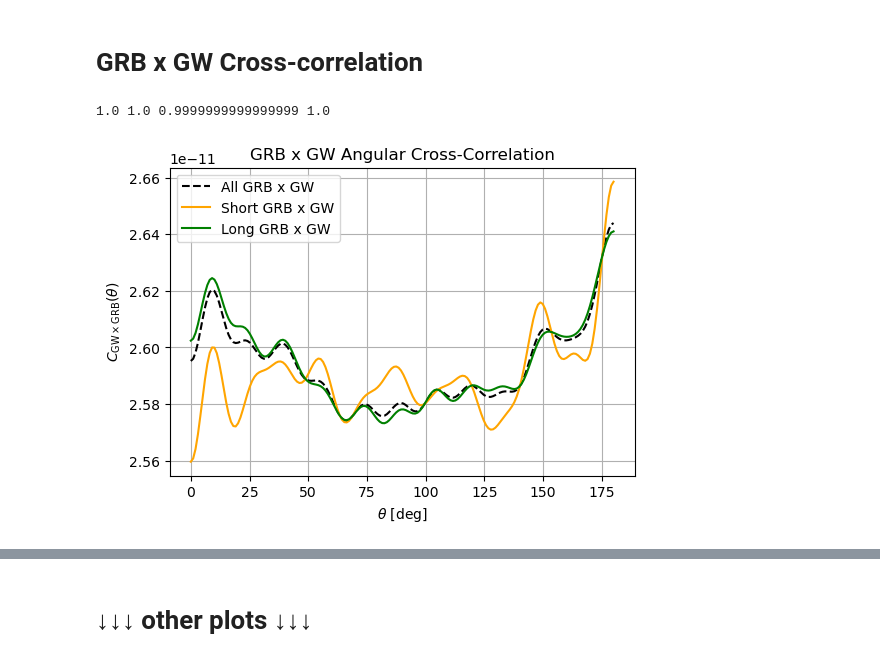
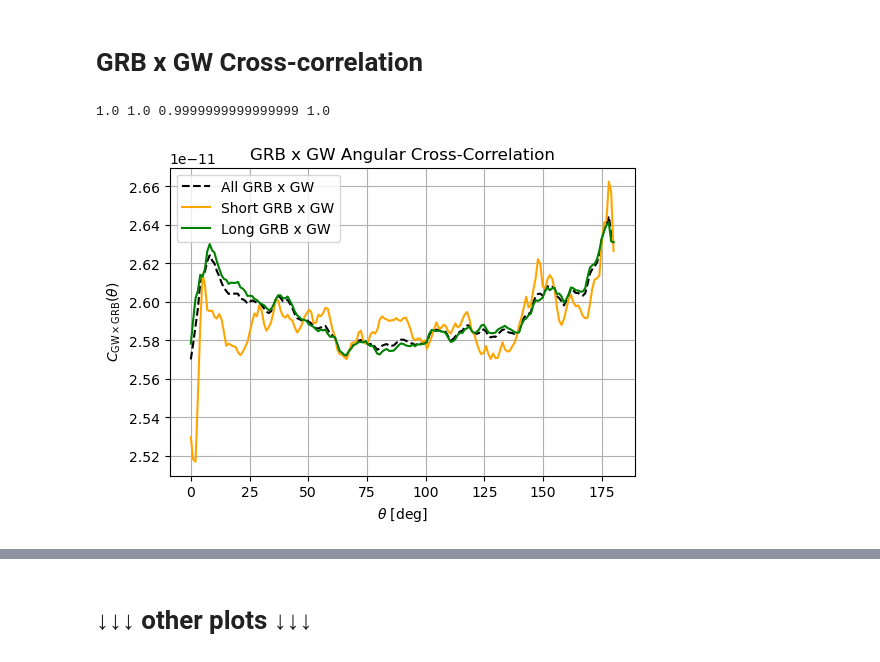
Before and after one commit to SSL32081/Testing-anisotropy-with-GW-and-GRB, a Jupyter notebook: production/GRBXGW_harmonic_analysis.ipynb, the cells around one changed output, grey strips where cells are left out. Saved outputs shown, nothing was run; the diff lists cells and outputs as text; code cells hidden in the pictures.

```diff
--- a/production/GRBXGW_harmonic_analysis.ipynb
+++ b/production/GRBXGW_harmonic_analysis.ipynb
@@ -28,6 +17,9 @@ lmax = 26
 # %% [markdown]
 # GRB x GW Cross-correlation
 # %%
+# set maximum l for cut-off for cross-correlations
+lmax = 180
+
 # load GW map data (directory for stacked GW events skymap as .npy file; made somewhere else)
 GW_dir = r'GW_combined_skymap.npy'
 GW_skymap = np.load(GW_dir)
@@ -58,34 +50,34 @@ sGRB_skymap = make_skymap(ra_deg = df_filt_sGRB['RA_deg'].to_numpy(),
                           dec_deg = df_filt_sGRB['Dec_deg'].to_numpy(), nside=nside)
 lGRB_skymap = make_skymap(ra_deg = df_filt_lGRB['RA_deg'].to_numpy(),
                           dec_deg = df_filt_lGRB['Dec_deg'].to_numpy(), nside=nside)
 
 # normalize GRB skymaps
 GRB_full_sm = normalize_skymap(GRB_full_sm)
 sGRB_skymap = normalize_skymap(sGRB_skymap)
 lGRB_skymap = normalize_skymap(lGRB_skymap)
 # normalization check:
 print(GW_skymap.sum(), GRB_full_sm.sum(), sGRB_skymap.sum(), lGRB_skymap.sum())
 
 
 # direct cross-cl from original maps, l≤26
 
 cl_GRBxGW_drct = cross_cl(hp.alm2map(map2alm(GW_skymap, lmax=lmax), nside=nside),
                           hp.alm2map(map2alm(GRB_full_sm, lmax=lmax), nside=nside), lmax=lmax)
 cl_sGRBxGW_drct = cross_cl(hp.alm2map(map2alm(GW_skymap, lmax=lmax), nside=nside),
                            hp.alm2map(map2alm(sGRB_skymap, lmax=lmax), nside=nside), lmax=lmax)
 cl_lGRBxGW_drct = cross_cl(hp.alm2map(map2alm(GW_skymap, lmax=lmax), nside=nside),
                            hp.alm2map(map2alm(lGRB_skymap, lmax=lmax), nside=nside), lmax=lmax)
 
 
 ### plot angular cross-correlation function, C(Θ) vs Θ
 plot_corr_func([cl_GRBxGW_drct, cl_sGRBxGW_drct, cl_lGRBxGW_drct],
                Cl_labels=['All GRB x GW', 'Short GRB x GW', 'Long GRB x GW'],
                colors=['black', 'orange', 'green'], figsize=(6, 4),
                linestyles=['--', None, None], title='GRB x GW Angular Cross-Correlation',
                ylabel=r'$C_{\text{GW}\times\text{GRB}}(\theta)$', ylog=False, save=True, save_ext='.pdf')
 # %% [output]
 1.0 1.0 0.9999999999999999 1.0
-[figure, old version]
+[figure, new version]
 # %%
 # plot power spectrum, C_l vs l
 plot_Cls([cl_GRBxGW_drct, cl_sGRBxGW_drct, cl_lGRBxGW_drct],
```
Also changed, not shown: parts of 4 cells of this notebook, 1 other file.
